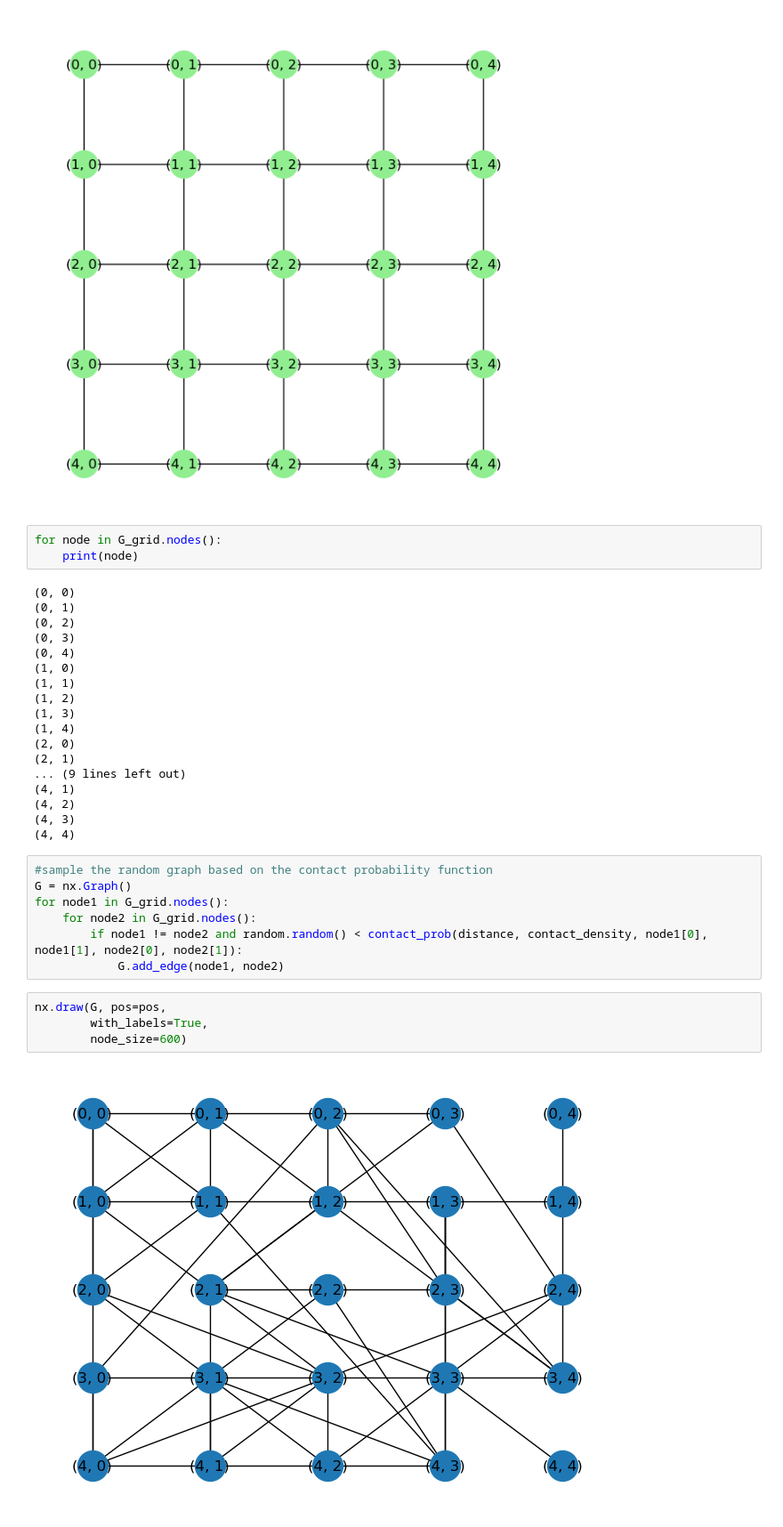
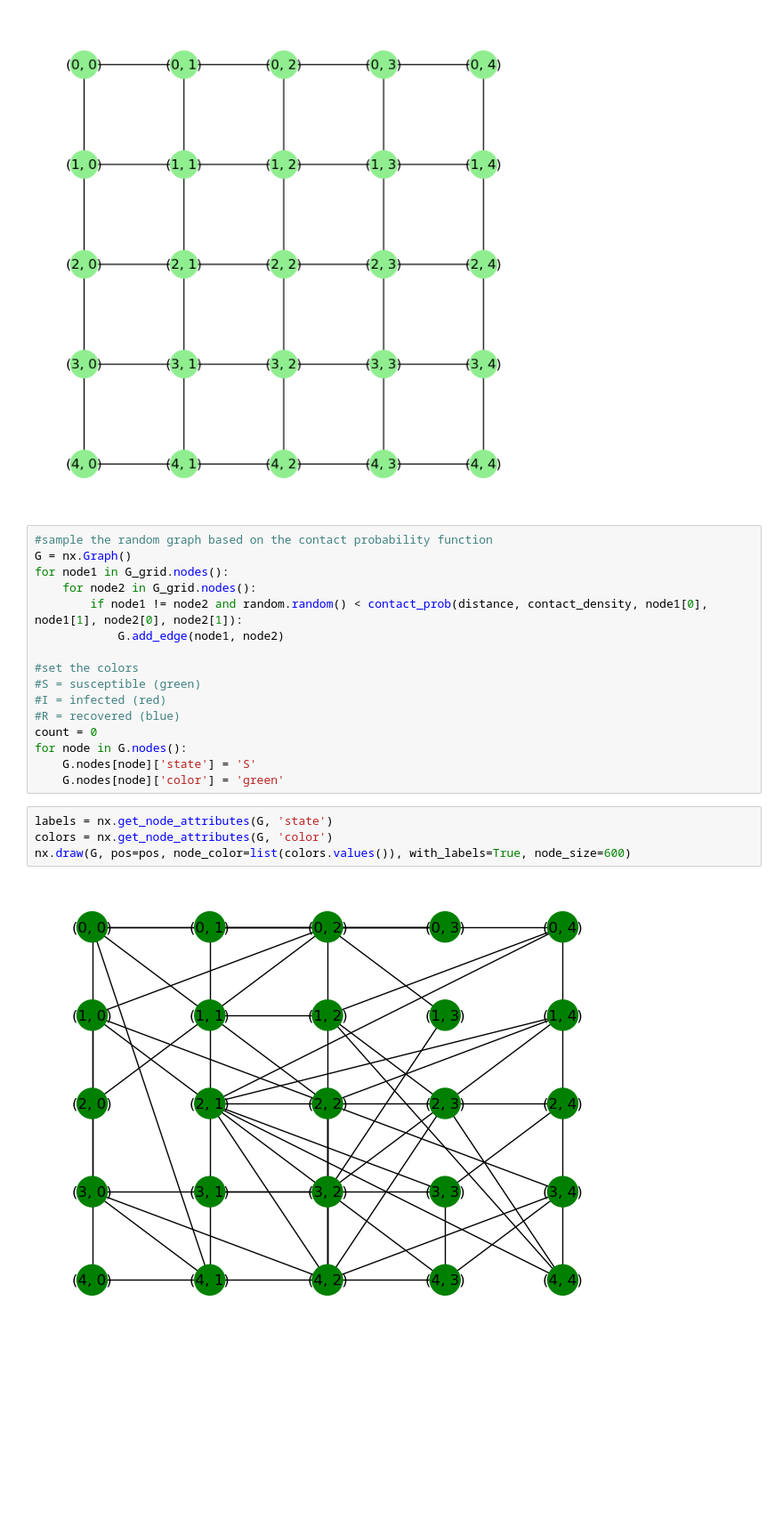
Before and after one commit to FYYHU/BAMnet, a Jupyter notebook: geonet.ipynb, the cells around one changed output. Shown at 89% size. Saved outputs shown, nothing was run; the diff lists cells and outputs as text; blank space fills up the shorter version.

```diff
--- a/geonet.ipynb
+++ b/geonet.ipynb
@@ -29,27 +32,6 @@ nx.draw(G_grid, pos=pos,
         node_size=600)
 # %% [output]
 [figure]
-# %%
-for node in G_grid.nodes():
-    print(node)
-# %% [output]
-(0, 0)
-(0, 1)
-(0, 2)
-(0, 3)
-(0, 4)
-(1, 0)
-(1, 1)
-(1, 2)
-(1, 3)
-(1, 4)
-(2, 0)
-(2, 1)
-... (9 lines left out)
-(4, 1)
-(4, 2)
-(4, 3)
-(4, 4)
 # %%
 #sample the random graph based on the contact probability function
 G = nx.Graph()
@@ -57,9 +39,18 @@ for node1 in G_grid.nodes():
     for node2 in G_grid.nodes():
         if node1 != node2 and random.random() < contact_prob(distance, contact_density, node1[0], node1[1], node2[0], node2[1]):
             G.add_edge(node1, node2)
+
+#set the colors
+#S = susceptible (green)
+#I = infected (red)
+#R = recovered (blue)
+count = 0
+for node in G.nodes():
+    G.nodes[node]['state'] = 'S'
+    G.nodes[node]['color'] = 'green'
 # %%
-nx.draw(G, pos=pos,
-        with_labels=True,
-        node_size=600)
+labels = nx.get_node_attributes(G, 'state')
+colors = nx.get_node_attributes(G, 'color')
+nx.draw(G, pos=pos, node_color=list(colors.values()), with_labels=True, node_size=600)
 # %% [output]
-[figure, old version]
+[figure, new version]
```
Also changed, not shown: parts of 6 cells of this notebook, 1 other file.
